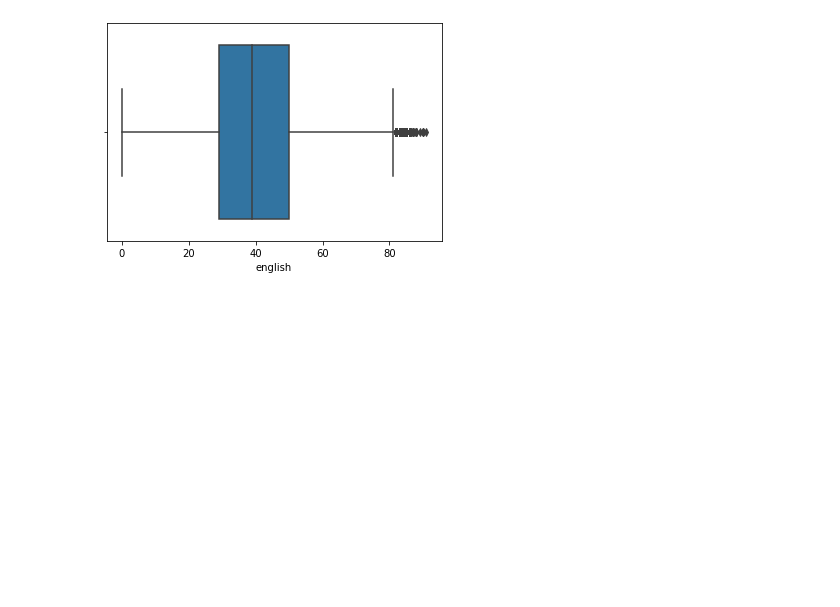
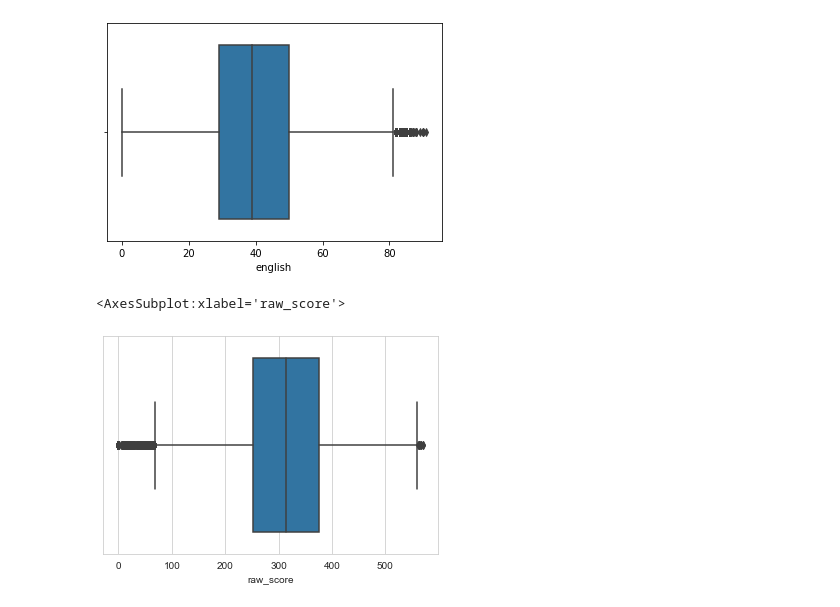
Before and after one commit to geshun/gh-bece-placement, a Jupyter notebook: bece-placement.ipynb, the cells around one changed output. Cells and saved outputs as stored; diff of their text form; code cells hidden in the pictures; blank space fills up the shorter version.

```diff
--- a/bece-placement.ipynb
+++ b/bece-placement.ipynb
@@ -137,3 +141,8 @@ sns.boxplot(x = df["english"])
 # %% [output]
 <AxesSubplot:xlabel='english'>
 [figure]
+# %%
+sns.boxplot(x = df["raw_score"])
+# %% [output]
+<AxesSubplot:xlabel='raw_score'>
+[figure, added]
```
Also changed, not shown: parts of 7 cells of this notebook.
